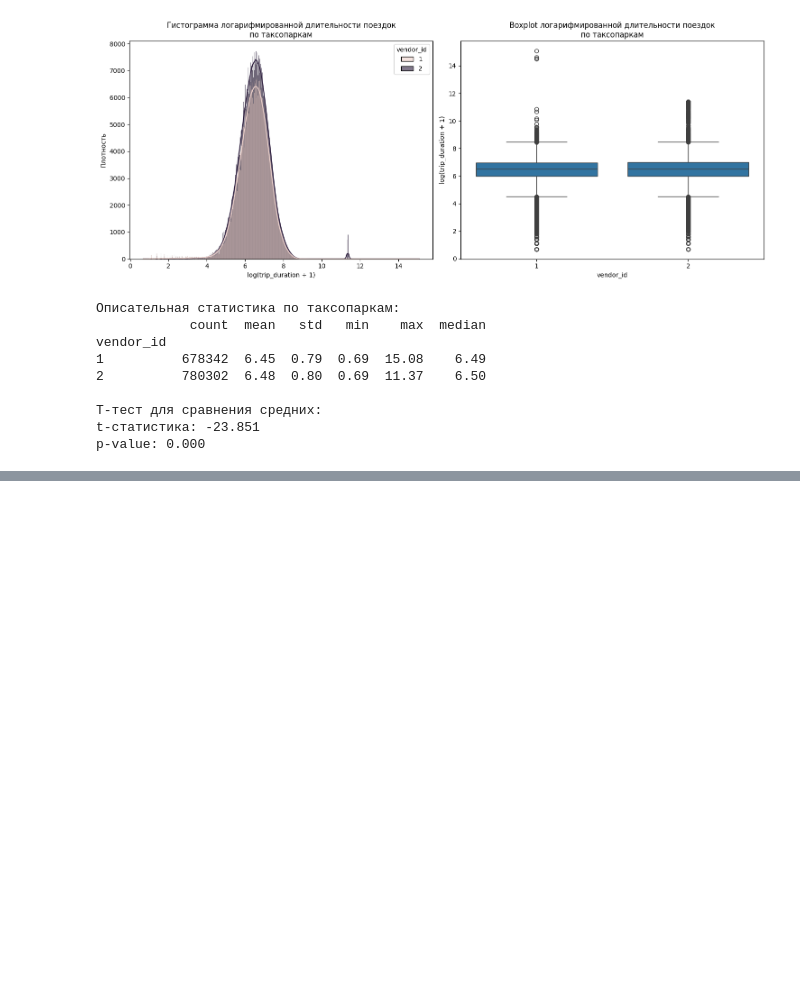
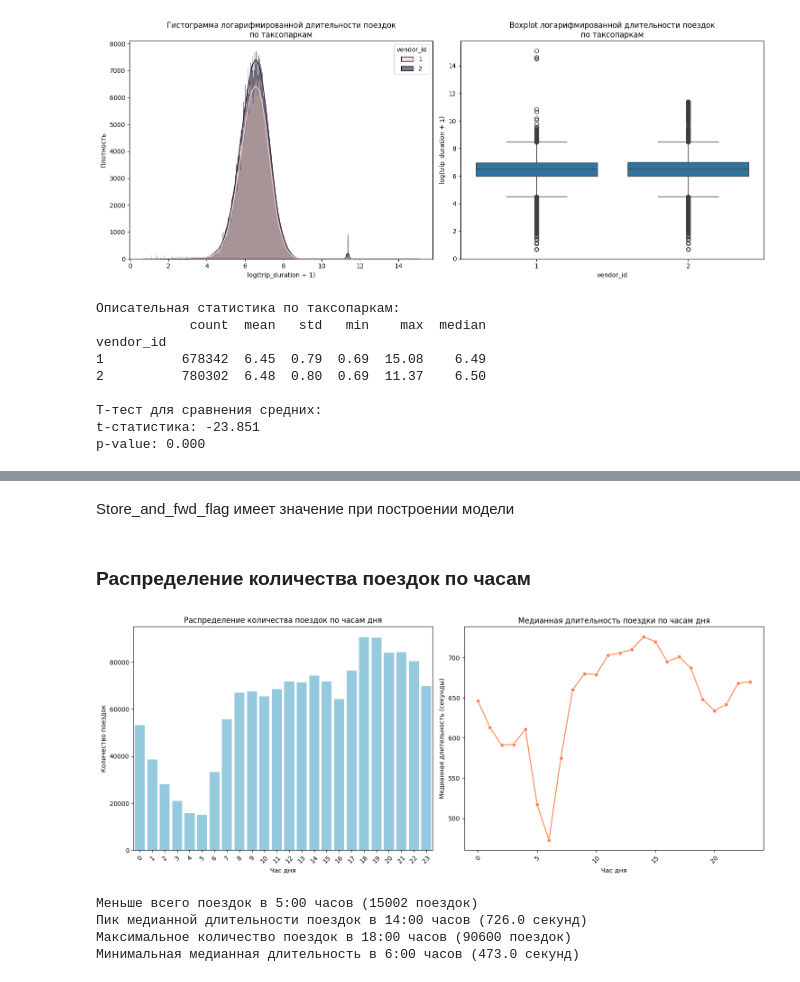
Before and after one commit to UlyanaGru/duration_taxiride, a Jupyter notebook: duration_taxiride.ipynb, the cells around one changed output, grey strips where cells are left out. Drawn from its saved outputs; the diff is of its cells as text; code cells hidden in the pictures; blank space fills up the shorter version.

```diff
--- a/duration_taxiride.ipynb
+++ b/duration_taxiride.ipynb
@@ -548,0 +592,42 @@ p-value: 0.000
+# %% [markdown]
+Store_and_fwd_flag имеет значение при построении модели
+# %% [markdown]
+### Распределение количества поездок по часам
+# %%
+#Создаем столбец с часом посадки
+taxi_data['pickup_hour'] = taxi_data['pickup_datetime'].dt.hour
+#Создаем графики
+fig, axes = plt.subplots(1, 2, figsize=(15, 6))
+#Распределение количества поездок по часам дня
+hourly_counts = taxi_data['pickup_hour'].value_counts().sort_index()
+sns.barplot(x=hourly_counts.index, y=hourly_counts.values, ax=axes[0], color='skyblue')
+axes[0].set_title('Распределение количества поездок по часам дня')
+axes[0].set_xlabel('Час дня')
+axes[0].set_ylabel('Количество поездок')
+axes[0].tick_params(axis='x', rotation=45)
+#Медианная длительность поездки по часам дня
+hourly_median_duration = taxi_data.groupby('pickup_hour')['trip_duration'].median()
+sns.lineplot(x=hourly_median_duration.index, y=hourly_median_duration.values,
+             ax=axes[1], marker='o', color='coral')
+axes[1].set_title('Медианная длительность поездки по часам дня')
+axes[1].set_xlabel('Час дня')
+axes[1].set_ylabel('Медианная длительность (секунды)')
+axes[1].tick_params(axis='x', rotation=45)
+plt.tight_layout()
+plt.show()
+
+min_hour_count = hourly_counts.idxmin()
+min_count = hourly_counts.min()
+max_median_hour = hourly_median_duration.idxmax()
+max_median_duration = hourly_median_duration.max()
+print(f"Меньше всего поездок в {min_hour_count}:00 часов ({min_count} поездок)")
+print(f"Пик медианной длительности поездок в {max_median_hour}:00 часов ({max_median_duration:.1f} секунд)")
+#Дополнительная информация
+print(f"Максимальное количество поездок в {hourly_counts.idxmax()}:00 часов ({hourly_counts.max()} поездок)")
+print(f"Минимальная медианная длительность в {hourly_median_duration.idxmin()}:00 часов ({hourly_median_duration.min():.1f} секунд)")
+# %% [output]
+[figure, added]
+Меньше всего поездок в 5:00 часов (15002 поездок)
+Пик медианной длительности поездок в 14:00 часов (726.0 секунд)
+Максимальное количество поездок в 18:00 часов (90600 поездок)
+Минимальная медианная длительность в 6:00 часов (473.0 секунд)
```
Also changed, not shown: parts of 2 cells of this notebook.
